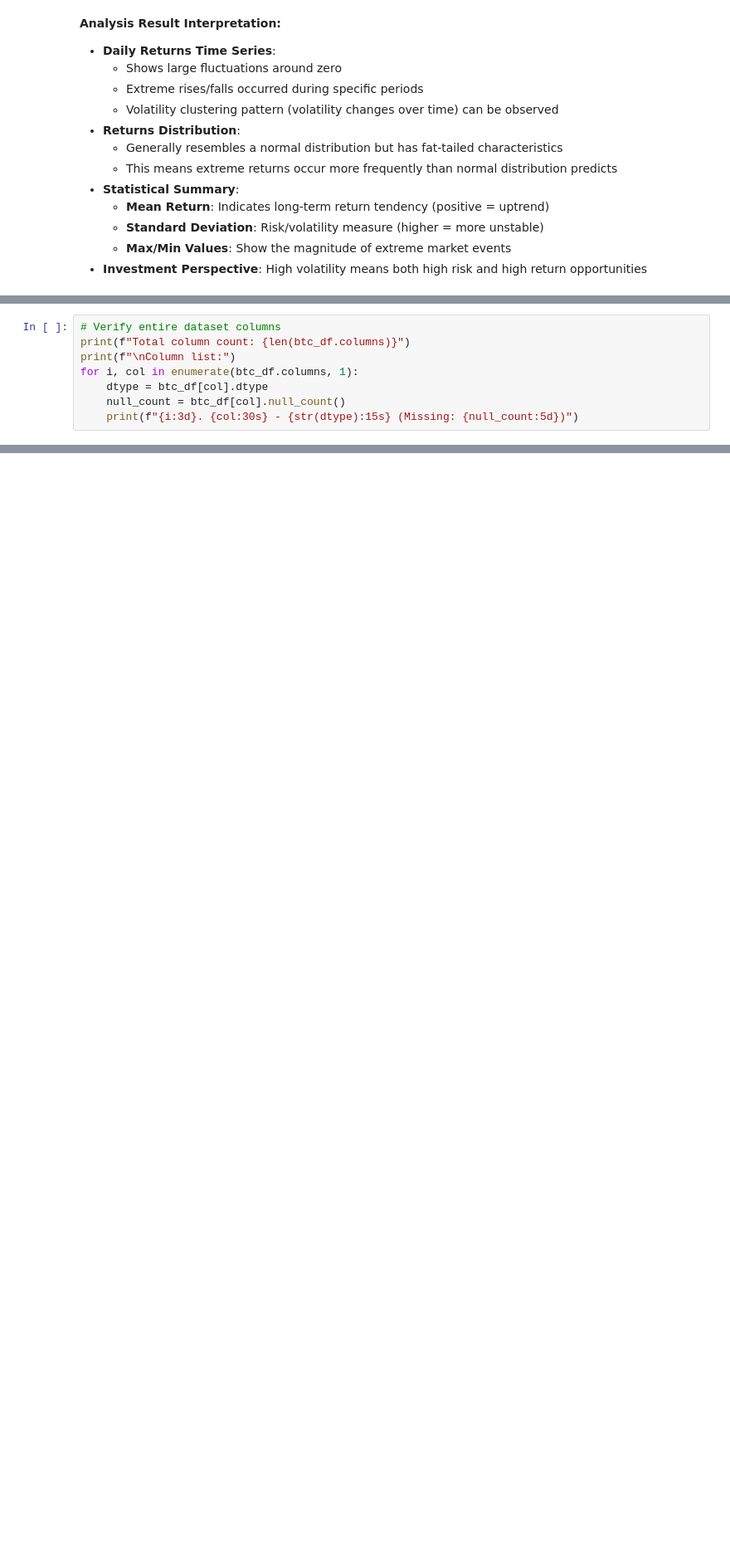
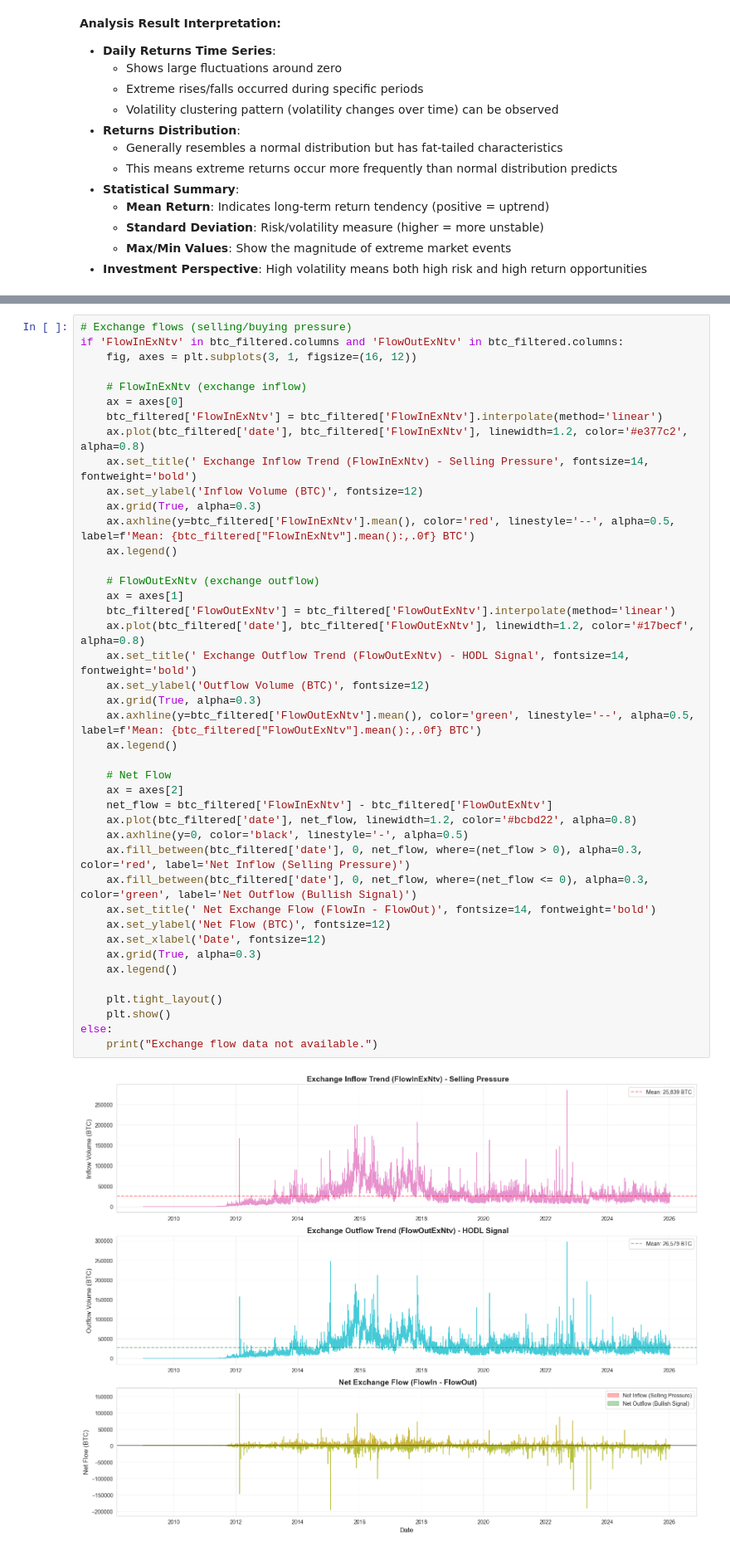
Before and after one commit to xlegend1024/GT-MSA-Spring-2026-Team-09, a Jupyter notebook: eda/jpark_eda.ipynb, the cells around one changed output, grey strips where cells are left out. Shown at 83% size. Drawn from its saved outputs; the diff is of its cells as text; blank space fills up the shorter version.

```diff
--- a/eda/jpark_eda.ipynb
+++ b/eda/jpark_eda.ipynb
@@ -289,8 +174,0 @@ Analyze each column to identify features useful for modeling.
-# %%
-# Verify entire dataset columns
-print(f"Total column count: {len(btc_df.columns)}")
-print(f"\nColumn list:")
-for i, col in enumerate(btc_df.columns, 1):
-    dtype = btc_df[col].dtype
-    null_count = btc_df[col].null_count()
-    print(f"{i:3d}. {col:30s} - {str(dtype):15s} (Missing: {null_count:5d})")
@@ -1789,0 +429,44 @@ print("=" * 80)
+# %%
+# Exchange flows (selling/buying pressure)
+if 'FlowInExNtv' in btc_filtered.columns and 'FlowOutExNtv' in btc_filtered.columns:
+    fig, axes = plt.subplots(3, 1, figsize=(16, 12))
+
+    # FlowInExNtv (exchange inflow)
+    ax = axes[0]
+    btc_filtered['FlowInExNtv'] = btc_filtered['FlowInExNtv'].interpolate(method='linear')
+    ax.plot(btc_filtered['date'], btc_filtered['FlowInExNtv'], linewidth=1.2, color='#e377c2', alpha=0.8)
+    ax.set_title(' Exchange Inflow Trend (FlowInExNtv) - Selling Pressure', fontsize=14, fontweight='bold')
+    ax.set_ylabel('Inflow Volume (BTC)', fontsize=12)
+    ax.grid(True, alpha=0.3)
+    ax.axhline(y=btc_filtered['FlowInExNtv'].mean(), color='red', linestyle='--', alpha=0.5, label=f'Mean: {btc_filtered["FlowInExNtv"].mean():,.0f} BTC')
+    ax.legend()
+
+    # FlowOutExNtv (exchange outflow)
+    ax = axes[1]
+    btc_filtered['FlowOutExNtv'] = btc_filtered['FlowOutExNtv'].interpolate(method='linear')
+    ax.plot(btc_filtered['date'], btc_filtered['FlowOutExNtv'], linewidth=1.2, color='#17becf', alpha=0.8)
+    ax.set_title(' Exchange Outflow Trend (FlowOutExNtv) - HODL Signal', fontsize=14, fontweight='bold')
+    ax.set_ylabel('Outflow Volume (BTC)', fontsize=12)
+    ax.grid(True, alpha=0.3)
+    ax.axhline(y=btc_filtered['FlowOutExNtv'].mean(), color='green', linestyle='--', alpha=0.5, label=f'Mean: {btc_filtered["FlowOutExNtv"].mean():,.0f} BTC')
+    ax.legend()
+
+    # Net Flow
+    ax = axes[2]
+    net_flow = btc_filtered['FlowInExNtv'] - btc_filtered['FlowOutExNtv']
+    ax.plot(btc_filtered['date'], net_flow, linewidth=1.2, color='#bcbd22', alpha=0.8)
+    ax.axhline(y=0, color='black', linestyle='-', alpha=0.5)
+    ax.fill_between(btc_filtered['date'], 0, net_flow, where=(net_flow > 0), alpha=0.3, color='red', label='Net Inflow (Selling Pressure)')
+    ax.fill_between(btc_filtered['date'], 0, net_flow, where=(net_flow <= 0), alpha=0.3, color='green', label='Net Outflow (Bullish Signal)')
+    ax.set_title(' Net Exchange Flow (FlowIn - FlowOut)', fontsize=14, fontweight='bold')
+    ax.set_ylabel('Net Flow (BTC)', fontsize=12)
+    ax.set_xlabel('Date', fontsize=12)
+    ax.grid(True, alpha=0.3)
+    ax.legend()
+
+    plt.tight_layout()
+    plt.show()
+else:
+    print("Exchange flow data not available.")
+# %% [output]
+[figure, added]
```
Also changed, not shown: parts of 82 cells of this notebook.
